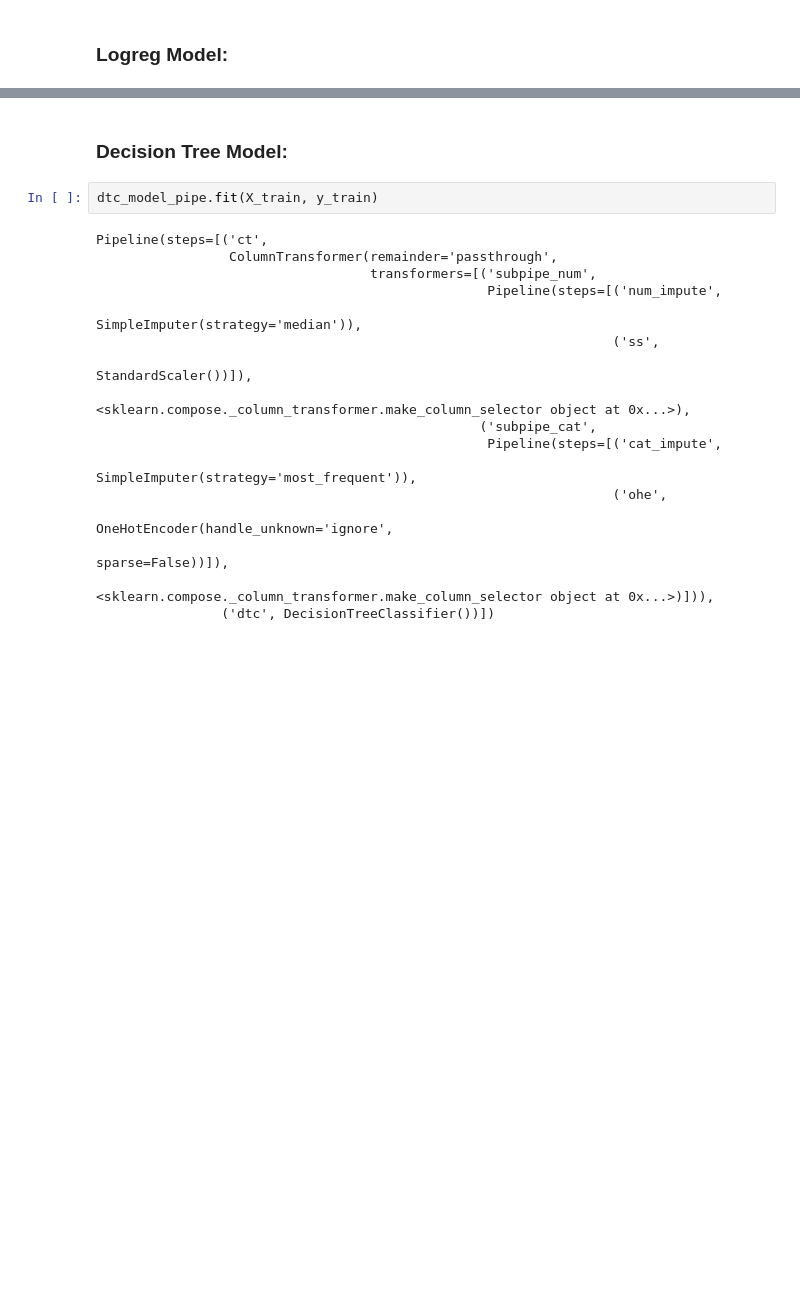
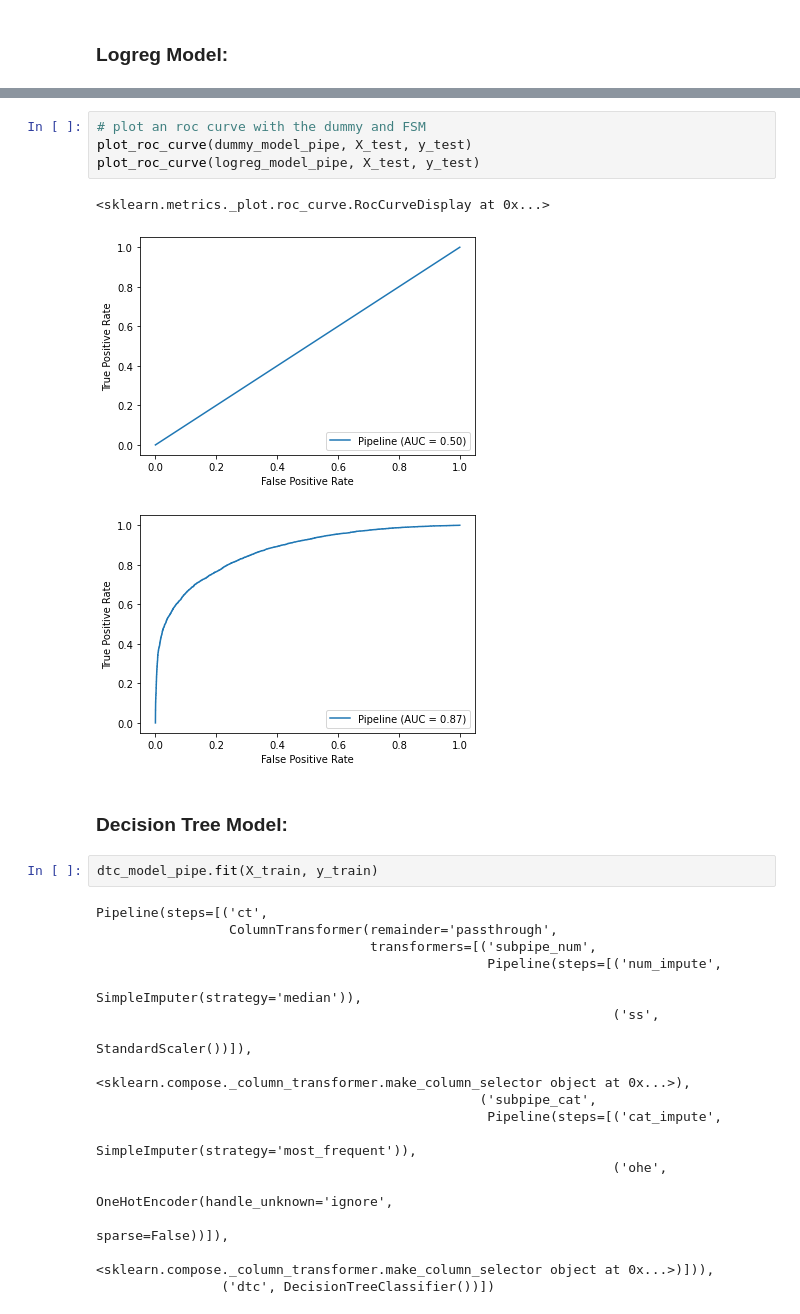
Before and after one commit to Kaewin/Predicting-Water-Wells-In-Need-Of-Repair-For-The-Government-Of-Tanzania, a Jupyter notebook: eda3_pipelines.ipynb, the cells around one changed output, grey strips where cells are left out. Cells and saved outputs as stored; diff of their text form; blank space fills up the shorter version.

```diff
--- a/eda3_pipelines.ipynb
+++ b/eda3_pipelines.ipynb
@@ -280,3 +387,11 @@ AttributeError: 'Pipeline' object has no attribute 'print_cv_summary'
+# %%
+# plot an roc curve with the dummy and FSM
+plot_roc_curve(dummy_model_pipe, X_test, y_test)
+plot_roc_curve(logreg_model_pipe, X_test, y_test)
+# %% [output]
+<sklearn.metrics._plot.roc_curve.RocCurveDisplay at 0x...>
+[figure, added]
+[figure, added]
 # %% [markdown]
 ### Decision Tree Model:
 # %%
```
Also changed, not shown: parts of 18 cells of this notebook.
